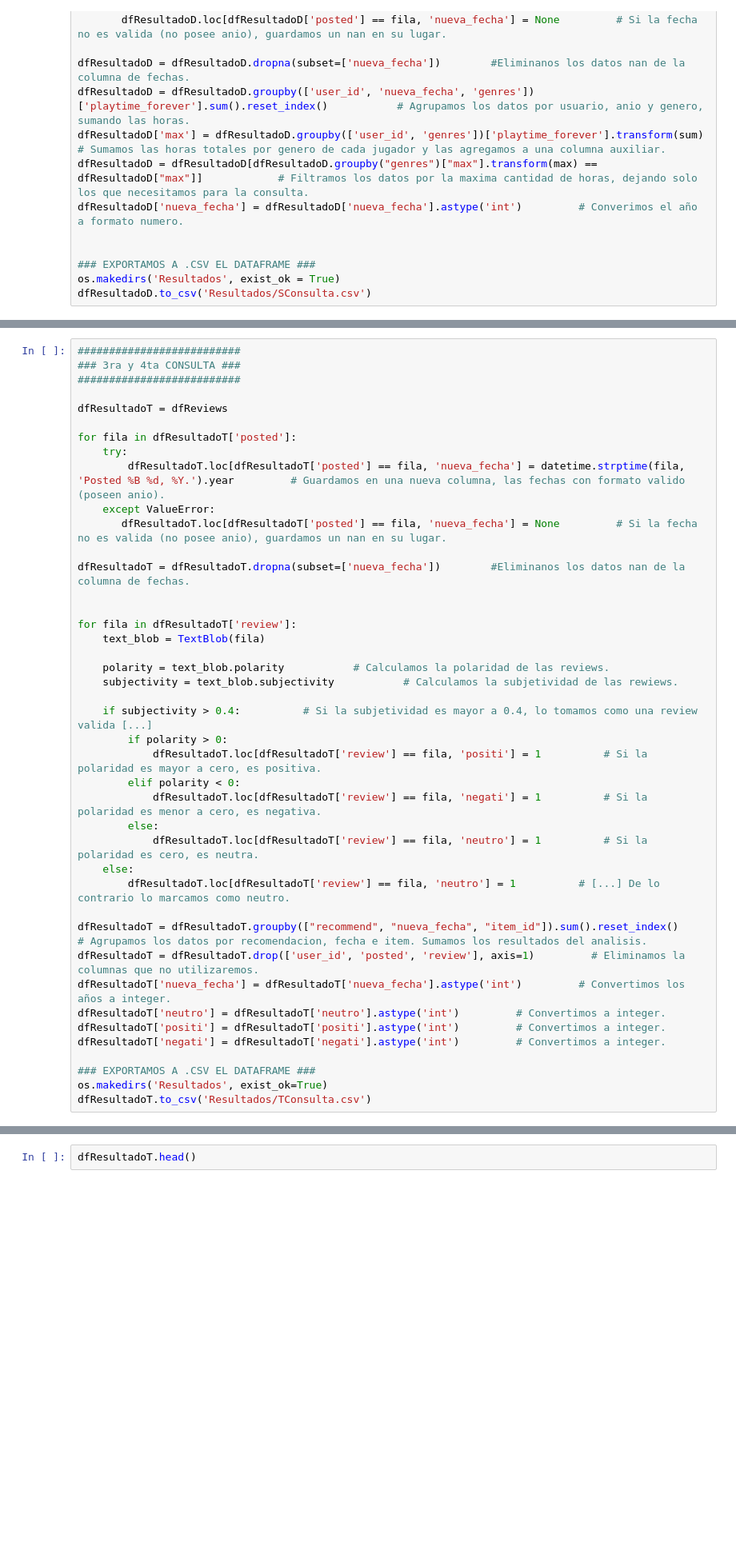
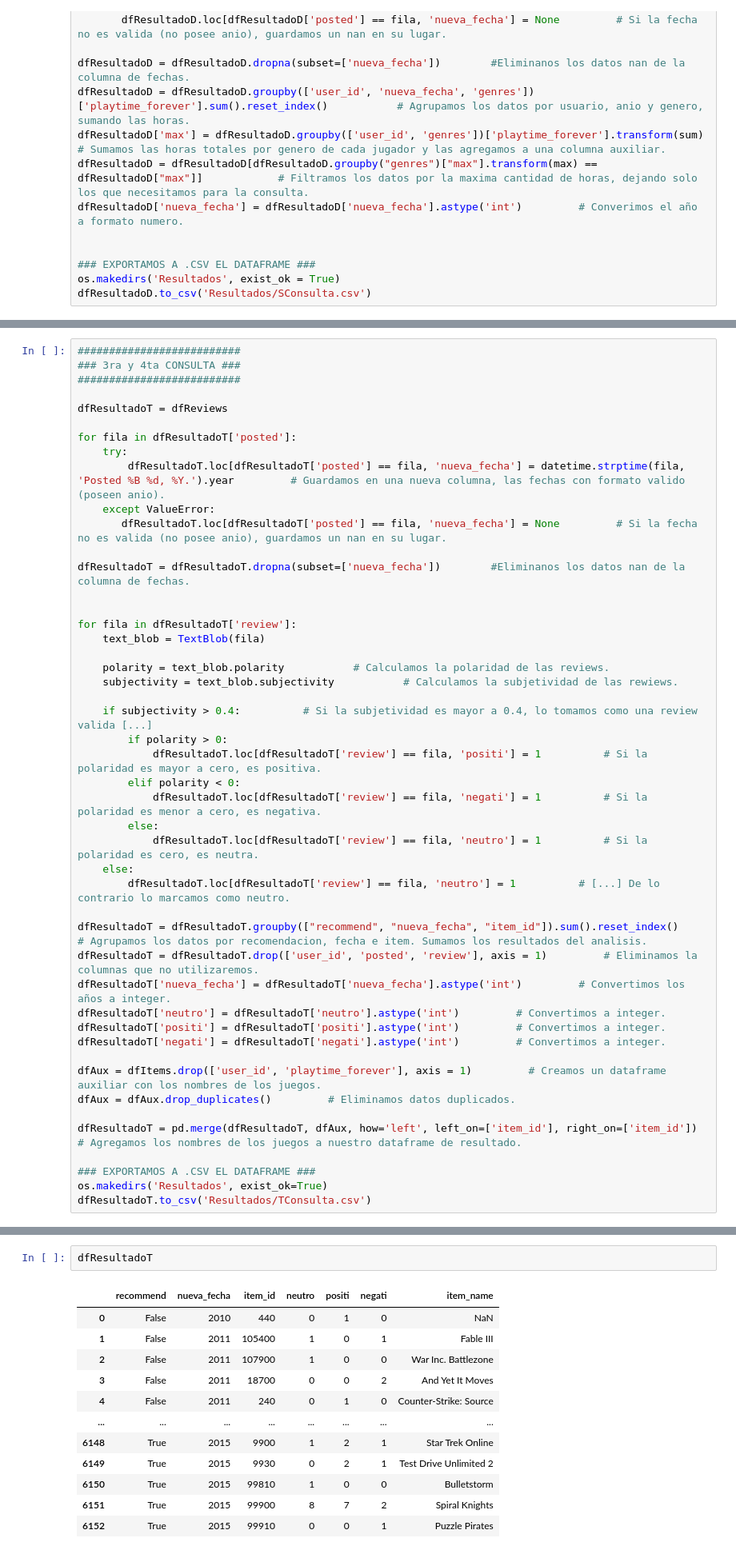
Before and after one commit to MatiasEmanuelBaez/MLOpsSteam, a Jupyter notebook: Desarrollo/Resolucion.ipynb, the cells around one changed output, grey strips where cells are left out. Shown at 80% size. Saved outputs shown, nothing was run; the diff lists cells and outputs as text; blank space fills up the shorter version.

```diff
--- a/Desarrollo/Resolucion.ipynb
+++ b/Desarrollo/Resolucion.ipynb
@@ -170,12 +205,17 @@ for fila in dfResultadoT['review']:
         dfResultadoT.loc[dfResultadoT['review'] == fila, 'neutro'] = 1          # [...] De lo contrario lo marcamos como neutro.
 
 dfResultadoT = dfResultadoT.groupby(["recommend", "nueva_fecha", "item_id"]).sum().reset_index()            # Agrupamos los datos por recomendacion, fecha e item. Sumamos los resultados del analisis.
-dfResultadoT = dfResultadoT.drop(['user_id', 'posted', 'review'], axis=1)         # Eliminamos la columnas que no utilizaremos.
+dfResultadoT = dfResultadoT.drop(['user_id', 'posted', 'review'], axis = 1)         # Eliminamos la columnas que no utilizaremos.
 dfResultadoT['nueva_fecha'] = dfResultadoT['nueva_fecha'].astype('int')         # Convertimos los años a integer.
 dfResultadoT['neutro'] = dfResultadoT['neutro'].astype('int')         # Convertimos a integer.
 dfResultadoT['positi'] = dfResultadoT['positi'].astype('int')         # Convertimos a integer.
 dfResultadoT['negati'] = dfResultadoT['negati'].astype('int')         # Convertimos a integer.
 
+dfAux = dfItems.drop(['user_id', 'playtime_forever'], axis = 1)         # Creamos un dataframe auxiliar con los nombres de los juegos.
+dfAux = dfAux.drop_duplicates()         # Eliminamos datos duplicados.
+
+dfResultadoT = pd.merge(dfResultadoT, dfAux, how='left', left_on=['item_id'], right_on=['item_id'])            # Agregamos los nombres de los juegos a nuestro dataframe de resultado.
+
 ### EXPORTAMOS A .CSV EL DATAFRAME ###
 os.makedirs('Resultados', exist_ok=True)
 dfResultadoT.to_csv('Resultados/TConsulta.csv')
@@ -182,2 +238,15 @@ dfResultadoT.to_csv('Resultados/TConsulta.csv')
 # %%
-dfResultadoT.head()
+dfResultadoT
+# %% [output]
+|  | recommend | nueva_fecha | item_id | neutro | positi | negati | item_name |
+| 0 | False | 2010 | 440 | 0 | 1 | 0 | NaN |
+| 1 | False | 2011 | 105400 | 1 | 0 | 1 | Fable III |
+| 2 | False | 2011 | 107900 | 1 | 0 | 0 | War Inc. Battlezone |
+| 3 | False | 2011 | 18700 | 0 | 0 | 2 | And Yet It Moves |
+| 4 | False | 2011 | 240 | 0 | 1 | 0 | Counter-Strike: Source |
+| ... | ... | ... | ... | ... | ... | ... | ... |
+| 6148 | True | 2015 | 9900 | 1 | 2 | 1 | Star Trek Online |
+| 6149 | True | 2015 | 9930 | 0 | 2 | 1 | Test Drive Unlimited 2 |
+| 6150 | True | 2015 | 99810 | 1 | 0 | 0 | Bulletstorm |
+| 6151 | True | 2015 | 99900 | 8 | 7 | 2 | Spiral Knights |
+| 6152 | True | 2015 | 99910 | 0 | 0 | 1 | Puzzle Pirates |
```
Also changed, not shown: parts of 8 cells of this notebook, 5 other files.
